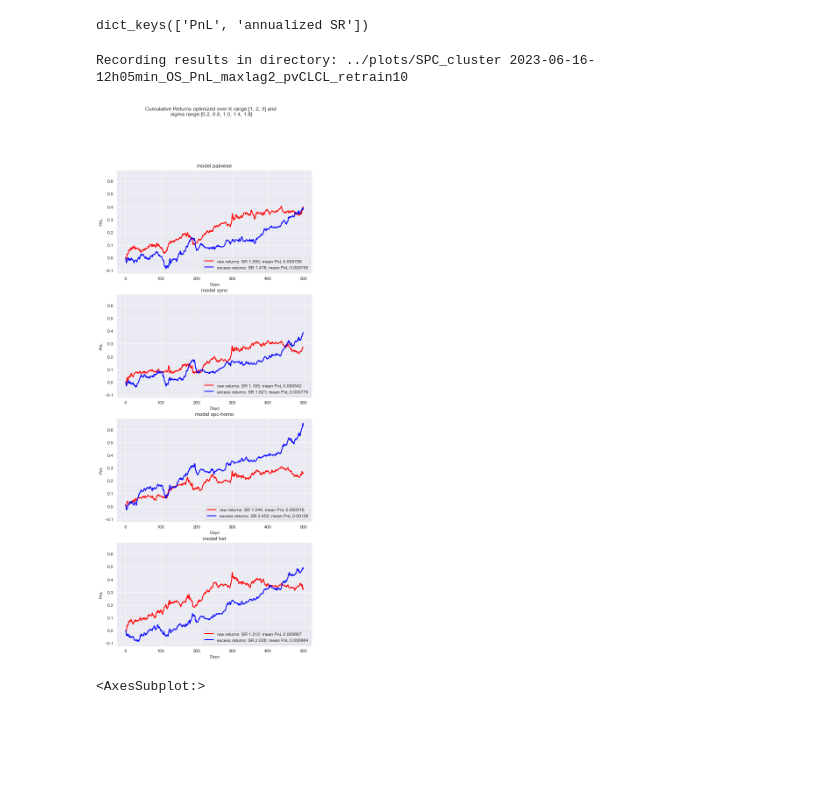
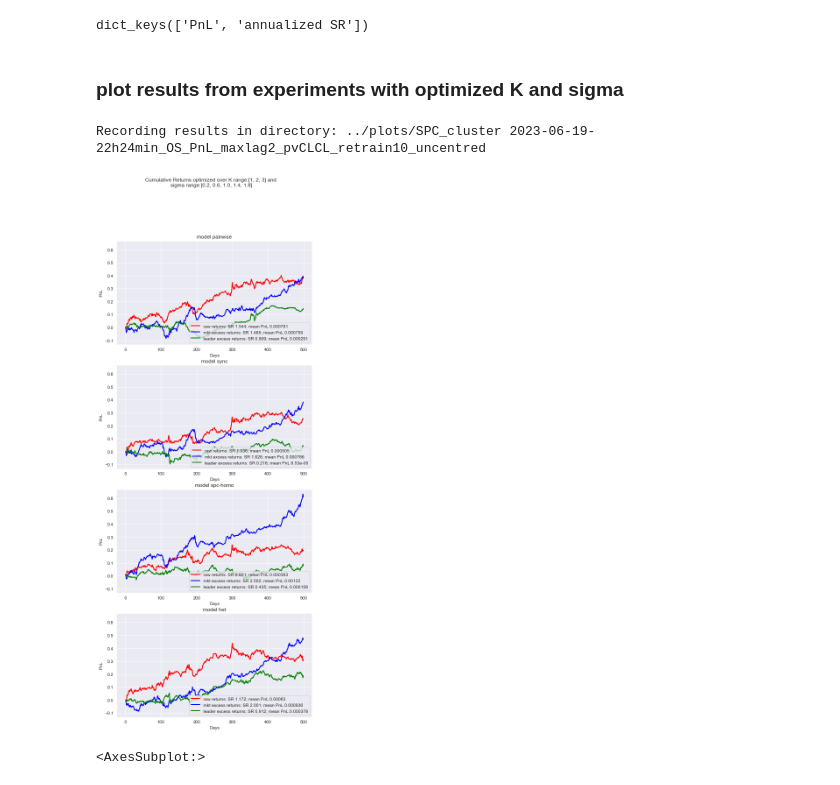
Before and after one commit to danni-shi/MRA, a Jupyter notebook: notebooks/test.ipynb, the cells around one changed output. Drawn from its saved outputs; the diff is of its cells as text; code cells hidden in the pictures; blank space fills up the shorter version.

Commit message:
added leader excess returns

```diff
--- a/notebooks/test.ipynb
+++ b/notebooks/test.ipynb
@@ -161,16 +161,17 @@ with open('../results/PnL_real_single/' + file_name + '.pkl', 'rb') as f:
 PnL_SR['het'].keys()
 # %% [output]
 dict_keys(['PnL', 'annualized SR'])
+# %% [markdown]
+### plot results from experiments with optimized K and sigma
 # %%
 import utils
 import pickle
-
 
 start = 5; end = 500
 retrain_period = 10
 signal_length = 50
 file_name = f'start{start}end{end}_length{signal_length}_trade{retrain_period}'
-with open('../results/PnL_real_single/' + file_name + '.pkl', 'rb') as f:
+with open('../results/normalized_real/PnL_real_single/' + file_name + '.pkl', 'rb') as f:
     PnL_SR = pickle.load(f)
 
 K_range = [1,2,3]
@@ -182,41 +183,45 @@ fig, axes = plt.subplots(
     len(models),1,
     figsize=(8,5*len(models)),
     squeeze=False,sharey=True)
-
+# 1 plot for each model
 for j, model in enumerate(models):
     ax = axes[j,0]
     ax.set_title(f'model {model}')
     ax.set_xlabel('Days')
     ax.set_ylabel('PnL')
     returns_dict = PnL_SR[model]
     for return_type, values in returns_dict['PnL'].items():
         # cumsum evaluate the returns of a portfolio of a constant volume
         values[np.isnan(values)]=0
         cum_pnl = np.cumsum(values)
         # show the average PnL in red and Bold
         if return_type == 'raw returns':
             plot_config ={'linestyle': 'solid',
                           'color': 'red',
                           'linewidth': 2}
-        elif return_type == 'excess returns':
+        elif return_type == 'mkt excess returns':
             plot_config ={'linestyle': 'solid',
                           'color': 'blue',
                           'linewidth': 2}
+        elif return_type == 'leader excess returns':
+            plot_config ={'linestyle': 'solid',
+                      'color': 'green',
+                      'linewidth': 2}
         else:
             plot_config = {'linestyle': 'dashed'}
         SR = returns_dict['annualized SR'][return_type]
         mean_PnL = np.mean(values) # include the first few days when no trading occurs
         ax.plot(np.arange(len(values)), cum_pnl, label=f'{return_type}: SR {SR:.3f}; mean PnL {mean_PnL:.3g}', **plot_config)
     ax.legend(loc='lower right')
     ax.grid(visible=True)
 fig.suptitle(f'Cumulative Returns optimized over K range:{list(K_range)} and \nsigma range:{PnL_sigma_range}')
 # change folder name accroding to experiment specications
-folder_name = f'OS_PnL_maxlag2_pvCLCL_retrain10'
+folder_name = f'OS_PnL_maxlag2_pvCLCL_retrain10_centred'
 results_save_dir = utils.save_to_folder('../plots/SPC_cluster', folder_name)
 plt.savefig(results_save_dir + f'/single_best_k_sigma')
 # %% [output]
-Recording results in directory: ../plots/SPC_cluster 2023-06-16-12h05min_OS_PnL_maxlag2_pvCLCL_retrain10
+Recording results in directory: ../plots/SPC_cluster 2023-06-19-22h24min_OS_PnL_maxlag2_pvCLCL_retrain10_uncentred
-[figure, old version]
+[figure, new version]
 # %%
 data_path = '../../data/pvCLCL_clean.csv'
 df_returns = pd.read_csv(data_path,index_col=0)
```
Also changed, not shown: 8 other files.
